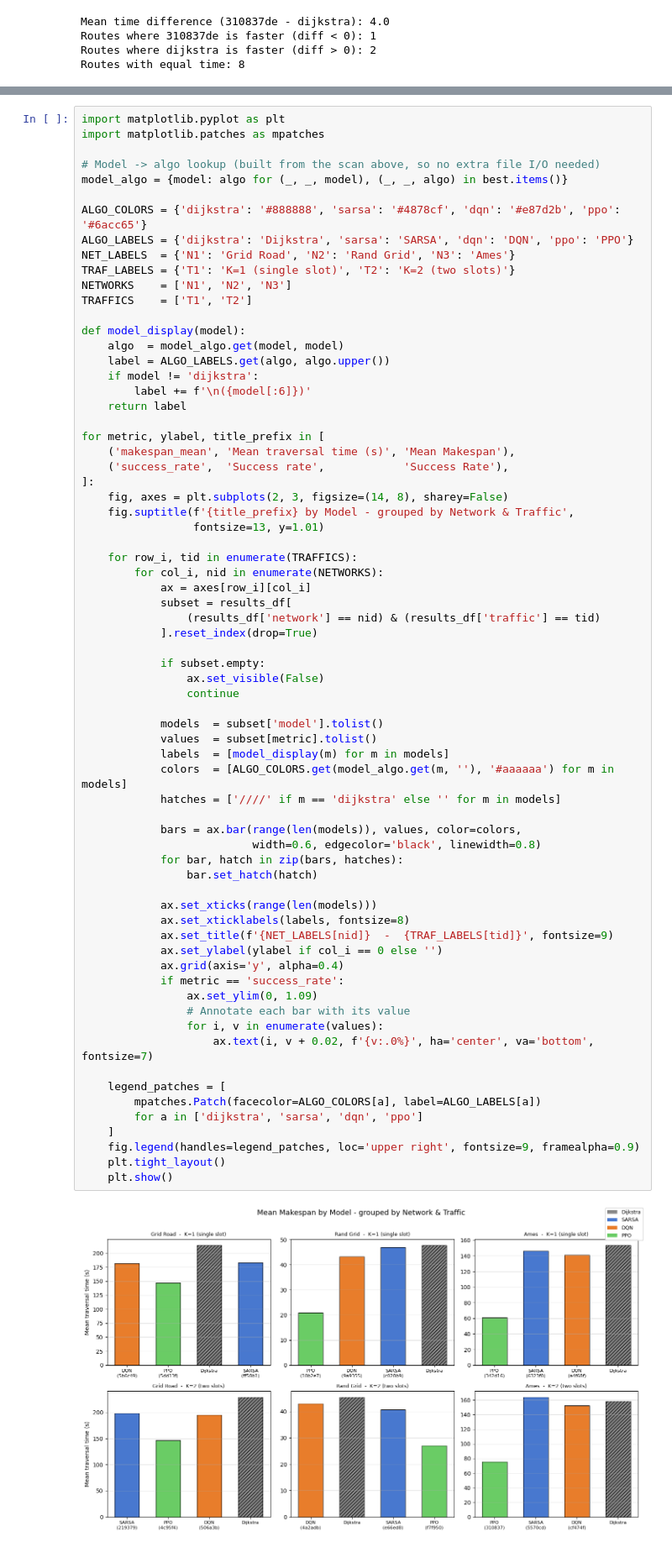
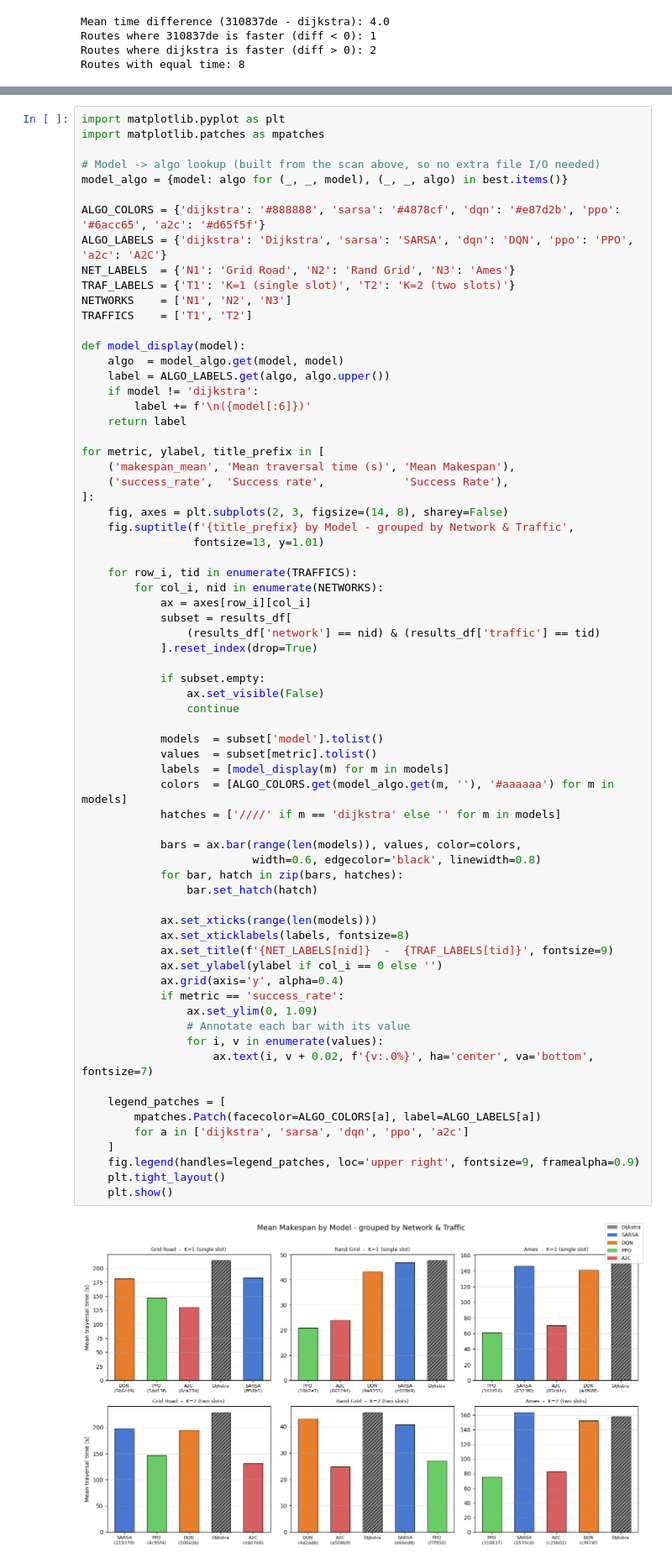
Before and after one commit to shinobi-wolf/FleetNav, a Jupyter notebook: notebooks/trsp_testing_analysis.ipynb, the cells around one changed output, grey strips where cells are left out. Shown at 84% size. Saved outputs shown, nothing was run; the diff lists cells and outputs as text.

```diff
--- a/notebooks/trsp_testing_analysis.ipynb
+++ b/notebooks/trsp_testing_analysis.ipynb
@@ -514,8 +514,8 @@ import matplotlib.patches as mpatches
 # Model -> algo lookup (built from the scan above, so no extra file I/O needed)
 model_algo = {model: algo for (_, _, model), (_, _, algo) in best.items()}
 
-ALGO_COLORS = {'dijkstra': '#888888', 'sarsa': '#4878cf', 'dqn': '#e87d2b', 'ppo': '#6acc65'}
-ALGO_LABELS = {'dijkstra': 'Dijkstra', 'sarsa': 'SARSA', 'dqn': 'DQN', 'ppo': 'PPO'}
+ALGO_COLORS = {'dijkstra': '#888888', 'sarsa': '#4878cf', 'dqn': '#e87d2b', 'ppo': '#6acc65', 'a2c': '#d65f5f'}
+ALGO_LABELS = {'dijkstra': 'Dijkstra', 'sarsa': 'SARSA', 'dqn': 'DQN', 'ppo': 'PPO', 'a2c': 'A2C'}
 NET_LABELS  = {'N1': 'Grid Road', 'N2': 'Rand Grid', 'N3': 'Ames'}
 TRAF_LABELS = {'T1': 'K=1 (single slot)', 'T2': 'K=2 (two slots)'}
 NETWORKS    = ['N1', 'N2', 'N3']
@@ -549,32 +549,32 @@ for metric, ylabel, title_prefix in [
 
             models  = subset['model'].tolist()
             values  = subset[metric].tolist()
             labels  = [model_display(m) for m in models]
             colors  = [ALGO_COLORS.get(model_algo.get(m, ''), '#aaaaaa') for m in models]
             hatches = ['////' if m == 'dijkstra' else '' for m in models]
 
             bars = ax.bar(range(len(models)), values, color=colors,
                           width=0.6, edgecolor='black', linewidth=0.8)
             for bar, hatch in zip(bars, hatches):
                 bar.set_hatch(hatch)
 
             ax.set_xticks(range(len(models)))
             ax.set_xticklabels(labels, fontsize=8)
             ax.set_title(f'{NET_LABELS[nid]}  -  {TRAF_LABELS[tid]}', fontsize=9)
             ax.set_ylabel(ylabel if col_i == 0 else '')
             ax.grid(axis='y', alpha=0.4)
             if metric == 'success_rate':
                 ax.set_ylim(0, 1.09)
                 # Annotate each bar with its value
                 for i, v in enumerate(values):
                     ax.text(i, v + 0.02, f'{v:.0%}', ha='center', va='bottom', fontsize=7)
 
     legend_patches = [
         mpatches.Patch(facecolor=ALGO_COLORS[a], label=ALGO_LABELS[a])
-        for a in ['dijkstra', 'sarsa', 'dqn', 'ppo']
+        for a in ['dijkstra', 'sarsa', 'dqn', 'ppo', 'a2c']
     ]
     fig.legend(handles=legend_patches, loc='upper right', fontsize=9, framealpha=0.9)
     plt.tight_layout()
     plt.show()
 # %% [output]
-[figure, old version]
+[figure, new version]
```
Also changed, not shown: parts of 3 cells of this notebook, 55 other files.
